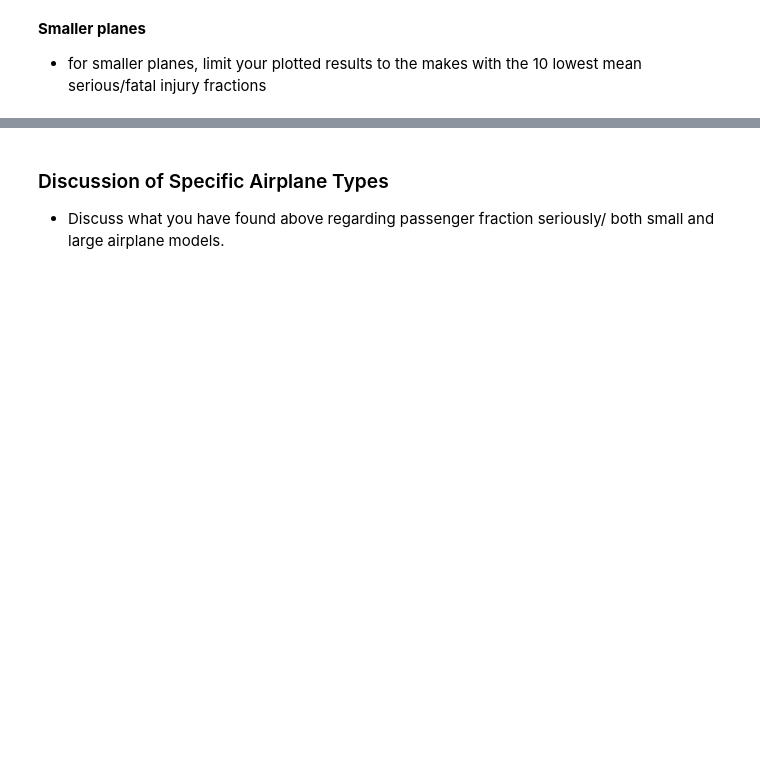
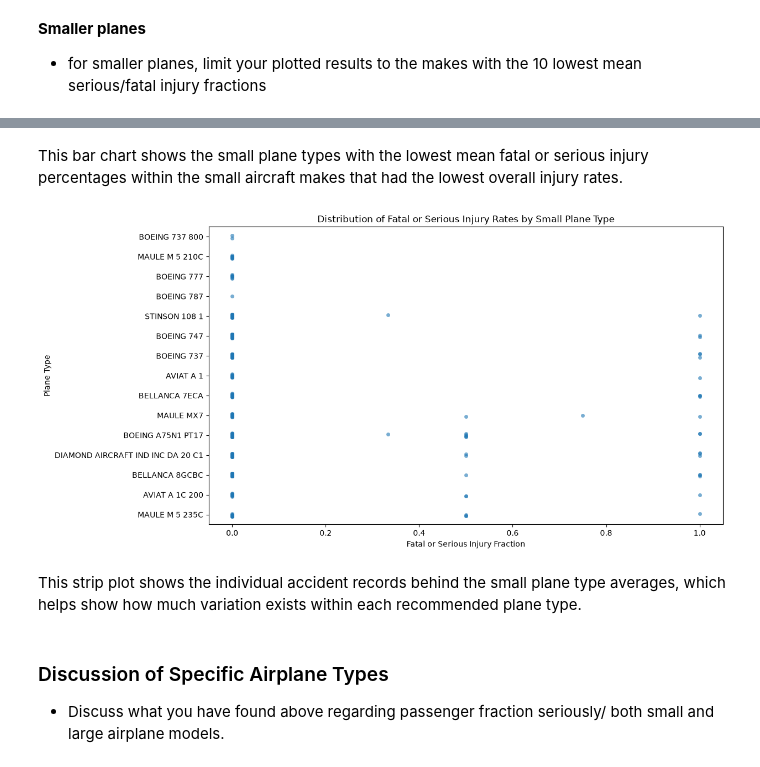
Before and after one commit to amacken3/dsc-course0-m8-lab, a Jupyter notebook: Aviation_Accidents_Data_Analysis.ipynb, the cells around one changed output, grey strips where cells are left out. Cells and saved outputs as stored; diff of their text form; code cells hidden in the pictures; blank space fills up the shorter version.

```diff
--- a/Aviation_Accidents_Data_Analysis.ipynb
+++ b/Aviation_Accidents_Data_Analysis.ipynb
@@ -312,3 +499,34 @@ For smaller aircraft, Luscombe and Grumman Acft Eng Cor-Schweizer have the lowes
+# %% [markdown]
+This bar chart shows the small plane types with the lowest mean fatal or serious injury percentages within the small aircraft makes that had the lowest overall injury rates.
+# %%
+small_plane_type_names = lowest_small_plane_types["Plane.Type"]
+
+small_plane_type_data = df[
+    (df["Aircraft.Size"] == "Small Aircraft")
+    & (df["Plane.Type"].isin(small_plane_type_names))
+    & (df["Fatal.Serious.Injury.Fraction"].notna())
+].copy()
+
+plt.figure(figsize=(12, 7))
+
+sns.stripplot(
+    data=small_plane_type_data,
+    x="Fatal.Serious.Injury.Fraction",
+    y="Plane.Type",
+    order=small_plane_type_names,
+    jitter=True,
+    alpha=0.6,
+)
+
+plt.title("Distribution of Fatal or Serious Injury Rates by Small Plane Type")
+plt.xlabel("Fatal or Serious Injury Fraction")
+plt.ylabel("Plane Type")
+
+plt.show()
+# %% [output]
+[figure, added]
+# %% [markdown]
+This strip plot shows the individual accident records behind the small plane type averages, which helps show how much variation exists within each recommended plane type.
 # %% [markdown]
 ### Discussion of Specific Airplane Types
 - Discuss what you have found above regarding passenger fraction seriously/ both small and large airplane models.
```
Also changed, not shown: parts of 28 cells of this notebook.
